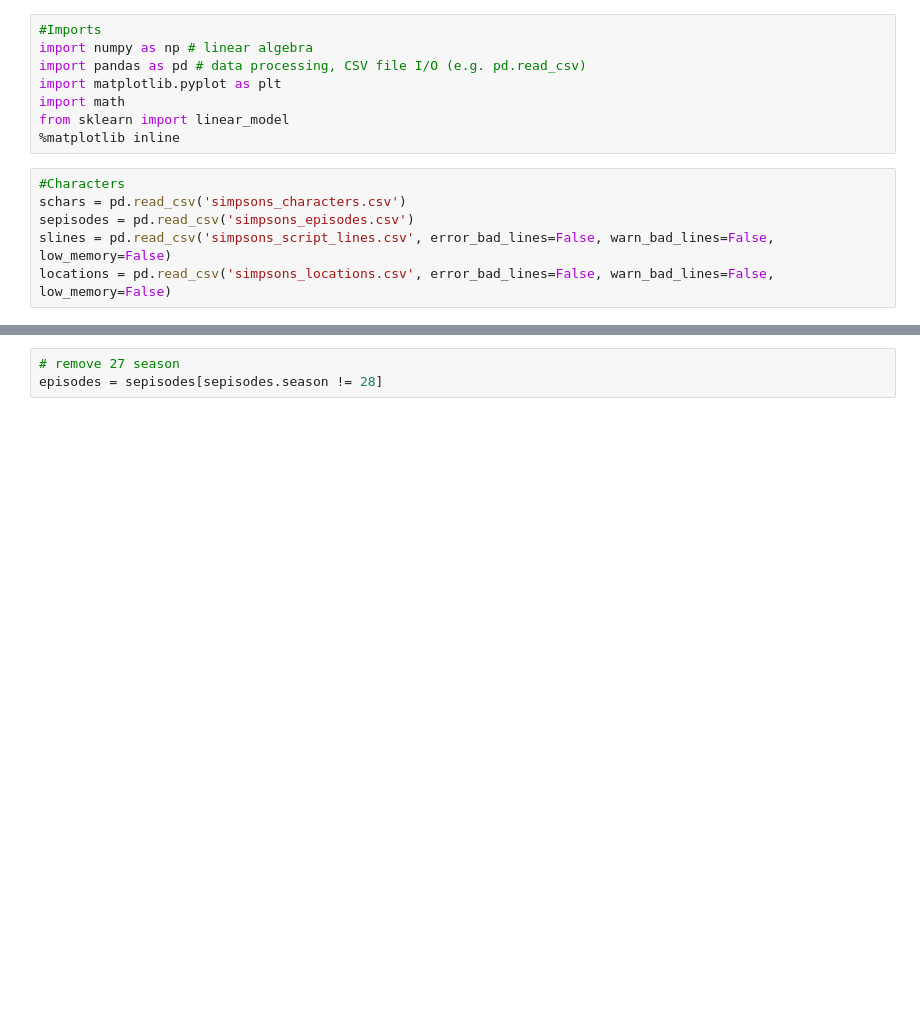
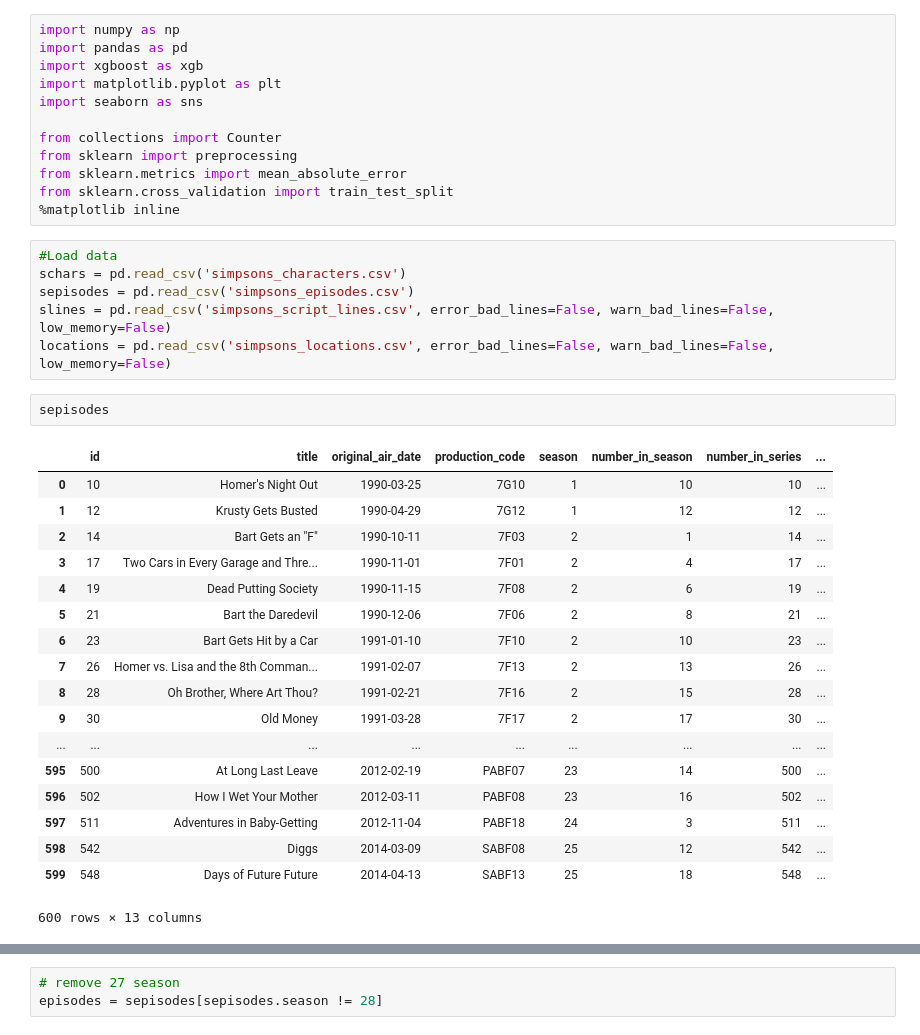
Before and after one commit to veraokhrimenko/simpson, a Jupyter notebook: simpsons.ipynb, the cells around one changed output, grey strips where cells are left out. Drawn from its saved outputs; the diff is of its cells as text; blank space fills up the shorter version.

```diff
--- a/simpsons.ipynb
+++ b/simpsons.ipynb
@@ -1,14 +1,39 @@
 # %%
-#Imports
-import numpy as np # linear algebra
-import pandas as pd # data processing, CSV file I/O (e.g. pd.read_csv)
+import numpy as np
+import pandas as pd
+import xgboost as xgb
 import matplotlib.pyplot as plt
-import math
-from sklearn import linear_model
+import seaborn as sns
+
+from collections import Counter
+from sklearn import preprocessing
+from sklearn.metrics import mean_absolute_error
+from sklearn.cross_validation import train_test_split
 %matplotlib inline
 # %%
-#Characters
+#Load data
 schars = pd.read_csv('simpsons_characters.csv')
 sepisodes = pd.read_csv('simpsons_episodes.csv')
 slines = pd.read_csv('simpsons_script_lines.csv', error_bad_lines=False, warn_bad_lines=False, low_memory=False)
 locations = pd.read_csv('simpsons_locations.csv', error_bad_lines=False, warn_bad_lines=False, low_memory=False)
+# %%
+sepisodes
+# %% [output]
+|  | id | title | original_air_date | production_code | season | number_in_season | number_in_series | ... |
+| 0 | 10 | Homer's Night Out | 1990-03-25 | 7G10 | 1 | 10 | 10 | ... |
+| 1 | 12 | Krusty Gets Busted | 1990-04-29 | 7G12 | 1 | 12 | 12 | ... |
+| 2 | 14 | Bart Gets an "F" | 1990-10-11 | 7F03 | 2 | 1 | 14 | ... |
+| 3 | 17 | Two Cars in Every Garage and Thre... | 1990-11-01 | 7F01 | 2 | 4 | 17 | ... |
+| 4 | 19 | Dead Putting Society | 1990-11-15 | 7F08 | 2 | 6 | 19 | ... |
+| 5 | 21 | Bart the Daredevil | 1990-12-06 | 7F06 | 2 | 8 | 21 | ... |
+| 6 | 23 | Bart Gets Hit by a Car | 1991-01-10 | 7F10 | 2 | 10 | 23 | ... |
+| 7 | 26 | Homer vs. Lisa and the 8th Comman... | 1991-02-07 | 7F13 | 2 | 13 | 26 | ... |
+| 8 | 28 | Oh Brother, Where Art Thou? | 1991-02-21 | 7F16 | 2 | 15 | 28 | ... |
+| 9 | 30 | Old Money | 1991-03-28 | 7F17 | 2 | 17 | 30 | ... |
+| ... | ... | ... | ... | ... | ... | ... | ... | ... |
+| 595 | 500 | At Long Last Leave | 2012-02-19 | PABF07 | 23 | 14 | 500 | ... |
+| 596 | 502 | How I Wet Your Mother | 2012-03-11 | PABF08 | 23 | 16 | 502 | ... |
+| 597 | 511 | Adventures in Baby-Getting | 2012-11-04 | PABF18 | 24 | 3 | 511 | ... |
+| 598 | 542 | Diggs | 2014-03-09 | SABF08 | 25 | 12 | 542 | ... |
+| 599 | 548 | Days of Future Future | 2014-04-13 | SABF13 | 25 | 18 | 548 | ... |
+600 rows × 13 columns
```
Also changed, not shown: parts of 16 cells of this notebook, 1 other file.
